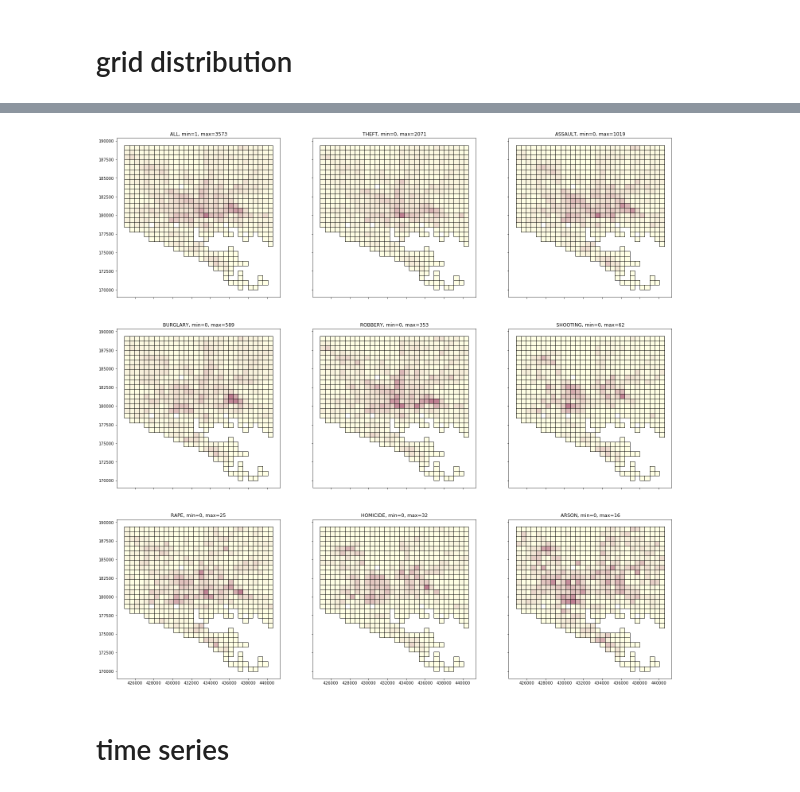
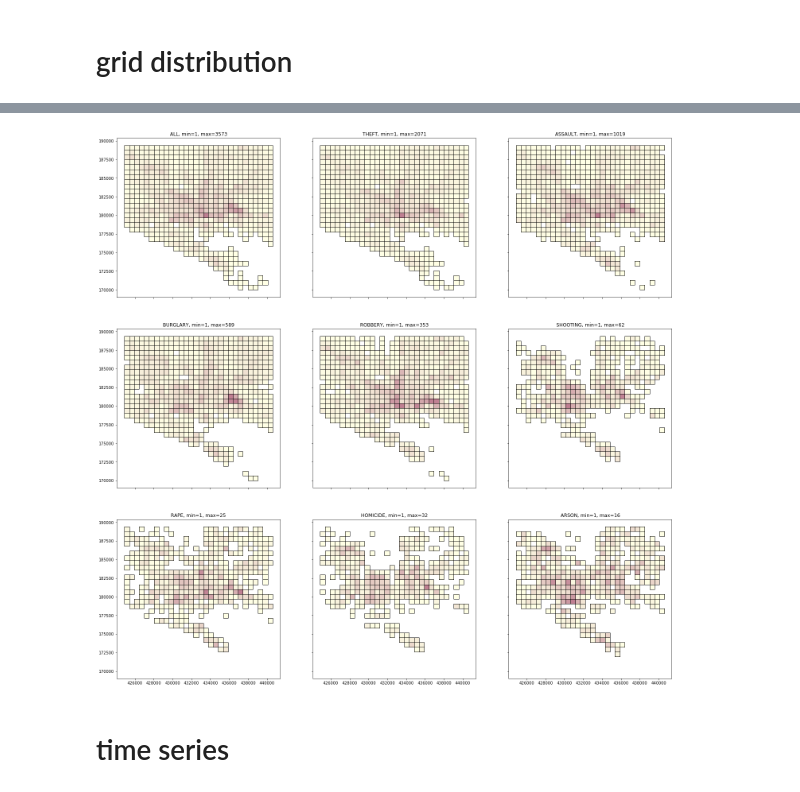
Before and after one commit to JHWu92/public-safety-baltimore, a Jupyter notebook: data/open-baltimore/UNDERSTAND - BPD_Part_1_Victim_Based_Crime_Data.ipynb, the cells around one changed output, grey strips where cells are left out. Cells and saved outputs as stored; diff of their text form; code cells hidden in the pictures.

```diff
--- a/data/open-baltimore/UNDERSTAND - BPD_Part_1_Victim_Based_Crime_Data.ipynb
+++ b/data/open-baltimore/UNDERSTAND - BPD_Part_1_Victim_Based_Crime_Data.ipynb
@@ -126,15 +126,16 @@ from matplotlib import pyplot
 # %%
 
 cmap = LinearSegmentedColormap.from_list(
     'mycmap', [(0, '#ffffcc'), (1, '#800026')])
 fig, axes = pyplot.subplots(ncols=3, nrows=3, sharex=True, sharey=True, figsize=(25, 25))
 for i, t in enumerate(['ALL'] + simplified_types):
+    print(t, int(i/3), i%3)
     ax = axes[int(i/3)][i%3]
-    mini, maxi = wsen_poly[t].min(), wsen_poly[t].max()
+    mini, maxi = wsen_poly[wsen_poly[t]>0][t].min(), wsen_poly[t].max()
     ax.set_title('%s, min=%d, max=%d' % (t, mini, maxi))
-    wsen_poly.plot(column=t, cmap=cmap, ax=ax)
+    wsen_poly[wsen_poly[t]>0].plot(column=t, cmap=cmap, ax=ax, figsize=(9,9))
 # %% [output]
-[figure, old version]
+[figure, new version]
 # %% [markdown]
 # time series
 # %%
```
Also changed, not shown: parts of 2 cells of this notebook, 8 other files.
